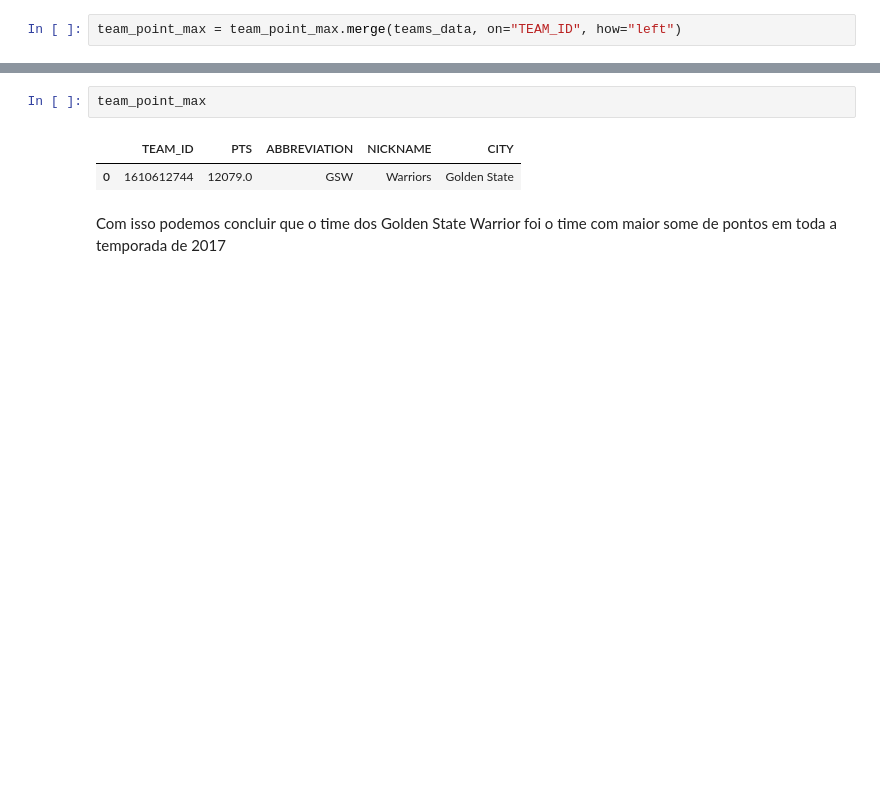
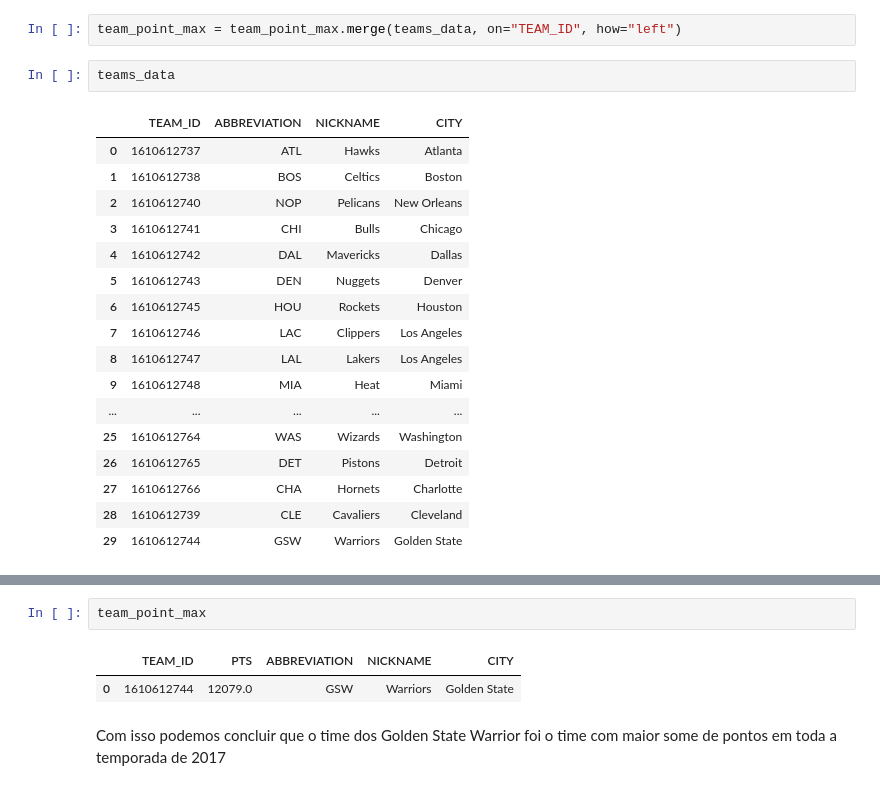
Before and after one commit to eduardagoulart/pandas_study, a Jupyter notebook: mini_curso/analise_nba.ipynb, the cells around one changed output, grey strips where cells are left out. Cells and saved outputs as stored; diff of their text form; blank space fills up the shorter version.

```diff
--- a/mini_curso/analise_nba.ipynb
+++ b/mini_curso/analise_nba.ipynb
@@ -172,2 +215,22 @@ team_point_max
 # %%
 team_point_max = team_point_max.merge(teams_data, on="TEAM_ID", how="left")
+# %%
+teams_data
+# %% [output]
+|  | TEAM_ID | ABBREVIATION | NICKNAME | CITY |
+| 0 | 1610612737 | ATL | Hawks | Atlanta |
+| 1 | 1610612738 | BOS | Celtics | Boston |
+| 2 | 1610612740 | NOP | Pelicans | New Orleans |
+| 3 | 1610612741 | CHI | Bulls | Chicago |
+| 4 | 1610612742 | DAL | Mavericks | Dallas |
+| 5 | 1610612743 | DEN | Nuggets | Denver |
+| 6 | 1610612745 | HOU | Rockets | Houston |
+| 7 | 1610612746 | LAC | Clippers | Los Angeles |
+| 8 | 1610612747 | LAL | Lakers | Los Angeles |
+| 9 | 1610612748 | MIA | Heat | Miami |
+| ... | ... | ... | ... | ... |
+| 25 | 1610612764 | WAS | Wizards | Washington |
+| 26 | 1610612765 | DET | Pistons | Detroit |
+| 27 | 1610612766 | CHA | Hornets | Charlotte |
+| 28 | 1610612739 | CLE | Cavaliers | Cleveland |
+| 29 | 1610612744 | GSW | Warriors | Golden State |
```
Also changed, not shown: parts of 17 cells of this notebook, 4 other files.
